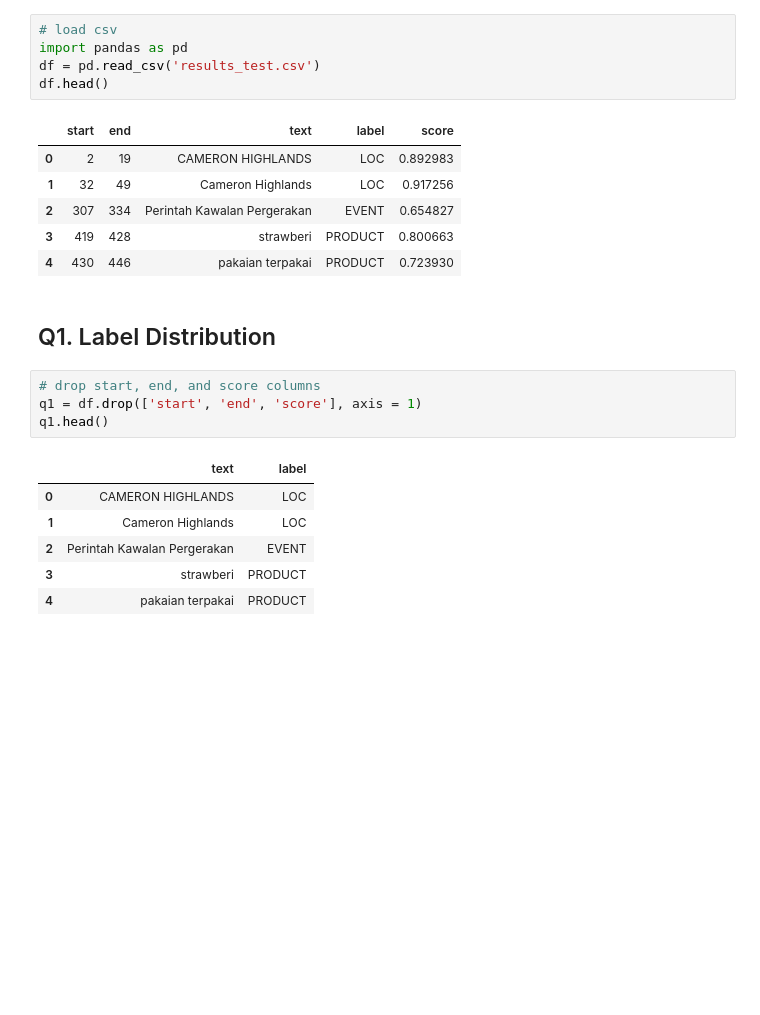
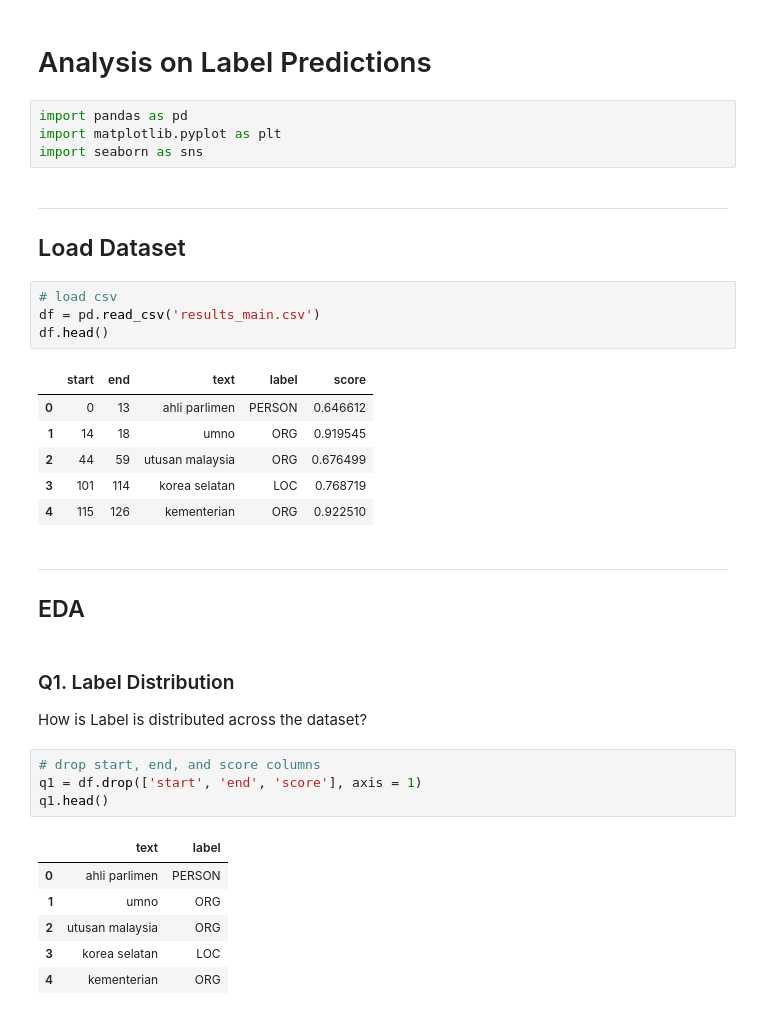
Before and after one commit to marifirfanibrahim/ner_news_malay, a Jupyter notebook: model_gliner/prediction_analysis.ipynb, the cells around one changed output. Saved outputs shown, nothing was run; the diff lists cells and outputs as text; blank space fills up the shorter version.

```diff
--- a/model_gliner/prediction_analysis.ipynb
+++ b/model_gliner/prediction_analysis.ipynb
@@ -1,28 +1,40 @@
+# %% [markdown]
+# Analysis on Label Predictions
+# %%
+import pandas as pd
+import matplotlib.pyplot as plt
+import seaborn as sns
+# %% [markdown]
+---------
+## Load Dataset
 # %%
 # load csv
-import pandas as pd
-df = pd.read_csv('results_test.csv')
+df = pd.read_csv('results_main.csv')
 df.head()
 # %% [output]
 |  | start | end | text | label | score |
-| 0 | 2 | 19 | CAMERON HIGHLANDS | LOC | 0.892983 |
-| 1 | 32 | 49 | Cameron Highlands | LOC | 0.917256 |
-| 2 | 307 | 334 | Perintah Kawalan Pergerakan | EVENT | 0.654827 |
-| 3 | 419 | 428 | strawberi | PRODUCT | 0.800663 |
-| 4 | 430 | 446 | pakaian terpakai | PRODUCT | 0.723930 |
+| 0 | 0 | 13 | ahli parlimen | PERSON | 0.646612 |
+| 1 | 14 | 18 | umno | ORG | 0.919545 |
+| 2 | 44 | 59 | utusan malaysia | ORG | 0.676499 |
+| 3 | 101 | 114 | korea selatan | LOC | 0.768719 |
+| 4 | 115 | 126 | kementerian | ORG | 0.922510 |
+# %% [markdown]
+---------
+## EDA
 # %% [markdown]
-## Q1. Label Distribution
+### Q1. Label Distribution
+How is Label is distributed across the dataset?
 # %%
 # drop start, end, and score columns
 q1 = df.drop(['start', 'end', 'score'], axis = 1)
 q1.head()
 # %% [output]
 |  | text | label |
-| 0 | CAMERON HIGHLANDS | LOC |
-| 1 | Cameron Highlands | LOC |
-| 2 | Perintah Kawalan Pergerakan | EVENT |
-| 3 | strawberi | PRODUCT |
-| 4 | pakaian terpakai | PRODUCT |
+| 0 | ahli parlimen | PERSON |
+| 1 | umno | ORG |
+| 2 | utusan malaysia | ORG |
+| 3 | korea selatan | LOC |
+| 4 | kementerian | ORG |
 # %%
 # normalize text
 q1['text'] = q1['text'].str.lower()
```
Also changed, not shown: parts of 15 cells of this notebook, 17 other files.
